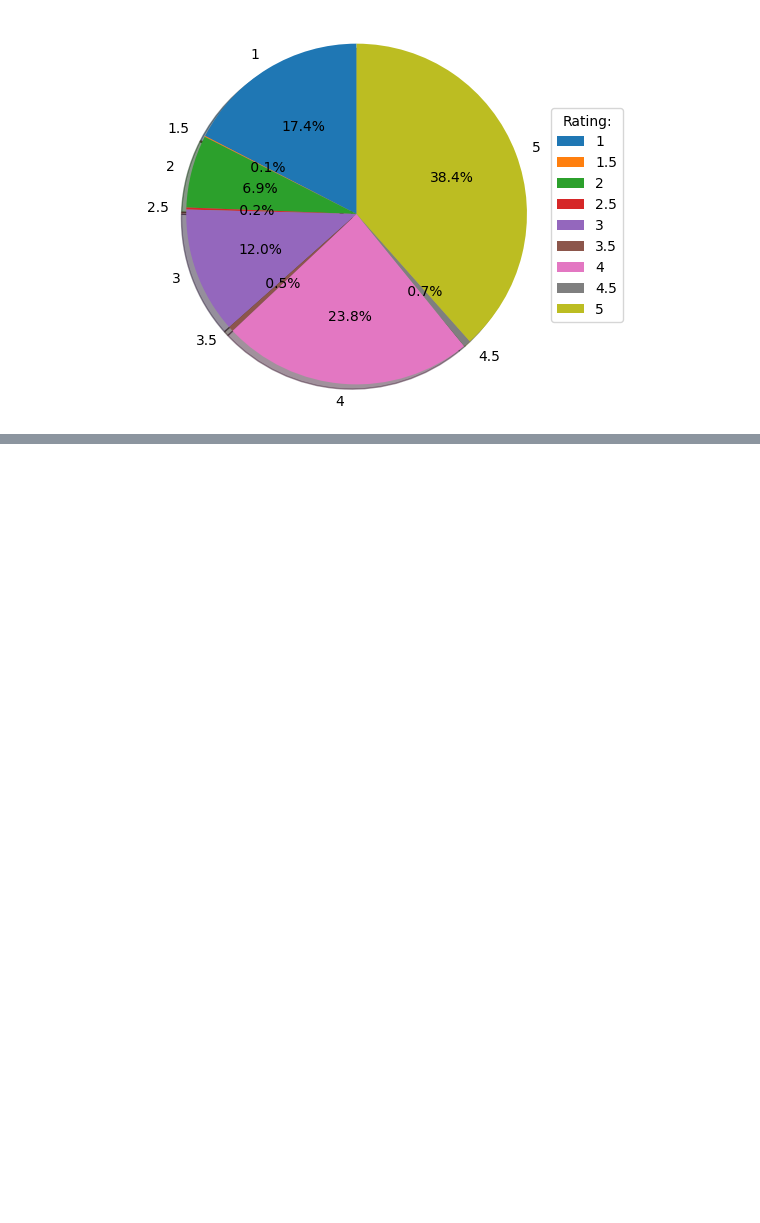
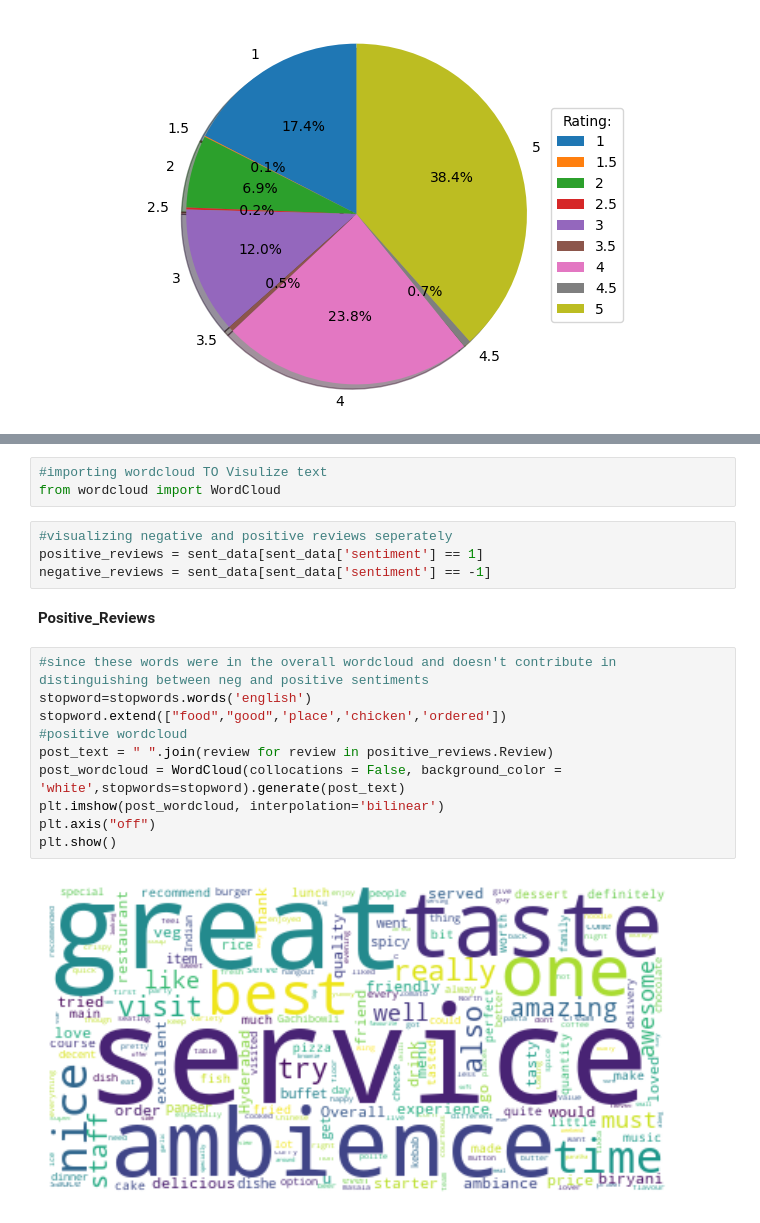
Before and after one commit to rohit-1026/Zomato-Restaurant-Clustering-and-Sentiment-Analysis, a Jupyter notebook: ZOMATO_RESTAURANT_CLUSTERING_AND_SENTIMENT_ANALYSIS.ipynb, the cells around one changed output, grey strips where cells are left out. Cells and saved outputs as stored; diff of their text form; blank space fills up the shorter version.

```diff
--- a/ZOMATO_RESTAURANT_CLUSTERING_AND_SENTIMENT_ANALYSIS.ipynb
+++ b/ZOMATO_RESTAURANT_CLUSTERING_AND_SENTIMENT_ANALYSIS.ipynb
@@ -1375,0 +1512,21 @@ Most of the reviwer have rating with 5 and they have more number follower. becau
+# %%
+#importing wordcloud TO Visulize text
+from wordcloud import WordCloud
+# %%
+#visualizing negative and positive reviews seperately
+positive_reviews = sent_data[sent_data['sentiment'] == 1]
+negative_reviews = sent_data[sent_data['sentiment'] == -1]
+# %% [markdown]
+**Positive_Reviews**
+# %%
+#since these words were in the overall wordcloud and doesn't contribute in distinguishing between neg and positive sentiments
+stopword=stopwords.words('english')
+stopword.extend(["food","good",'place','chicken','ordered'])
+#positive wordcloud
+post_text = " ".join(review for review in positive_reviews.Review)
+post_wordcloud = WordCloud(collocations = False, background_color = 'white',stopwords=stopword).generate(post_text)
+plt.imshow(post_wordcloud, interpolation='bilinear')
+plt.axis("off")
+plt.show()
+# %% [output]
+[figure, added]
```
Also changed, not shown: parts of 32 cells of this notebook.
